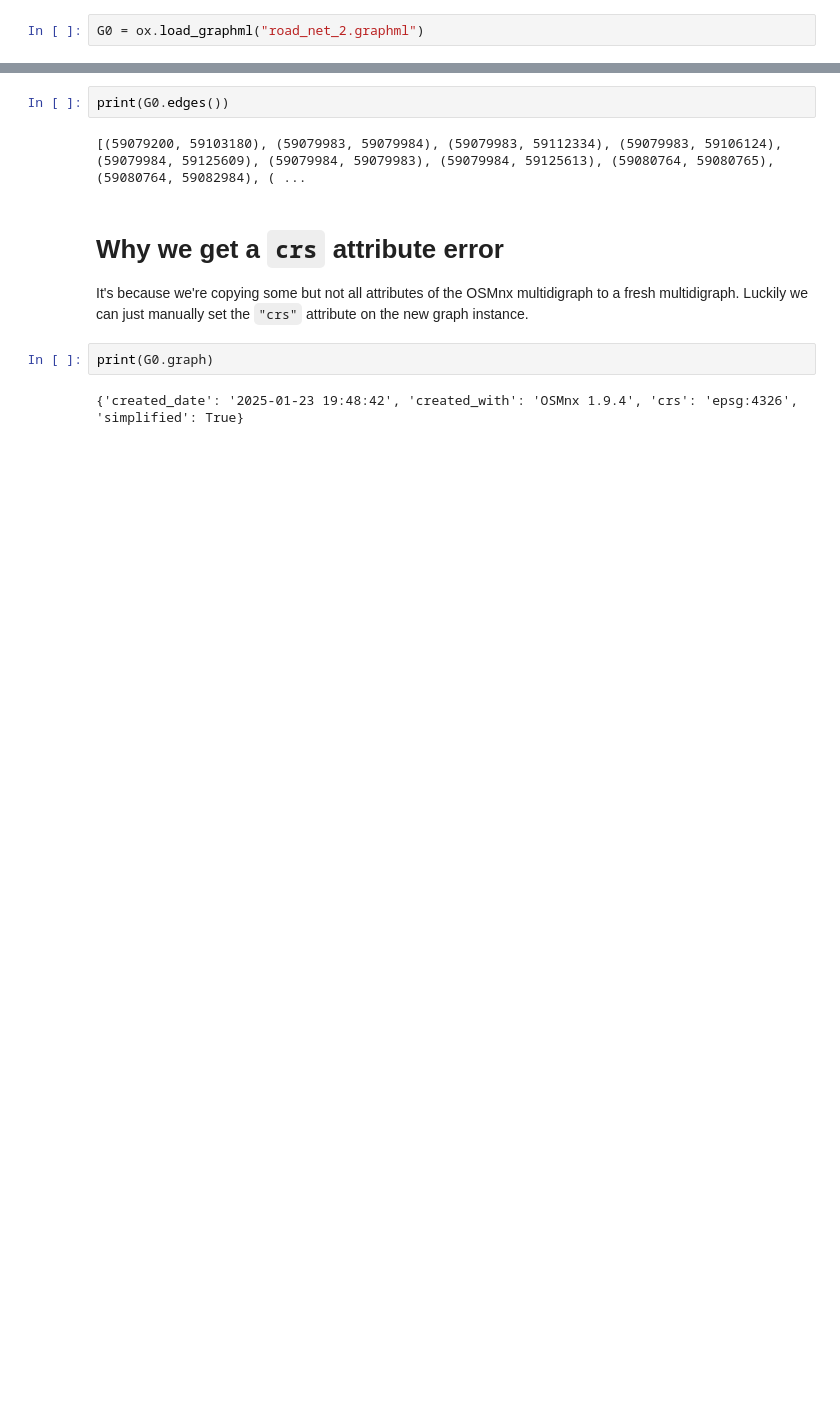
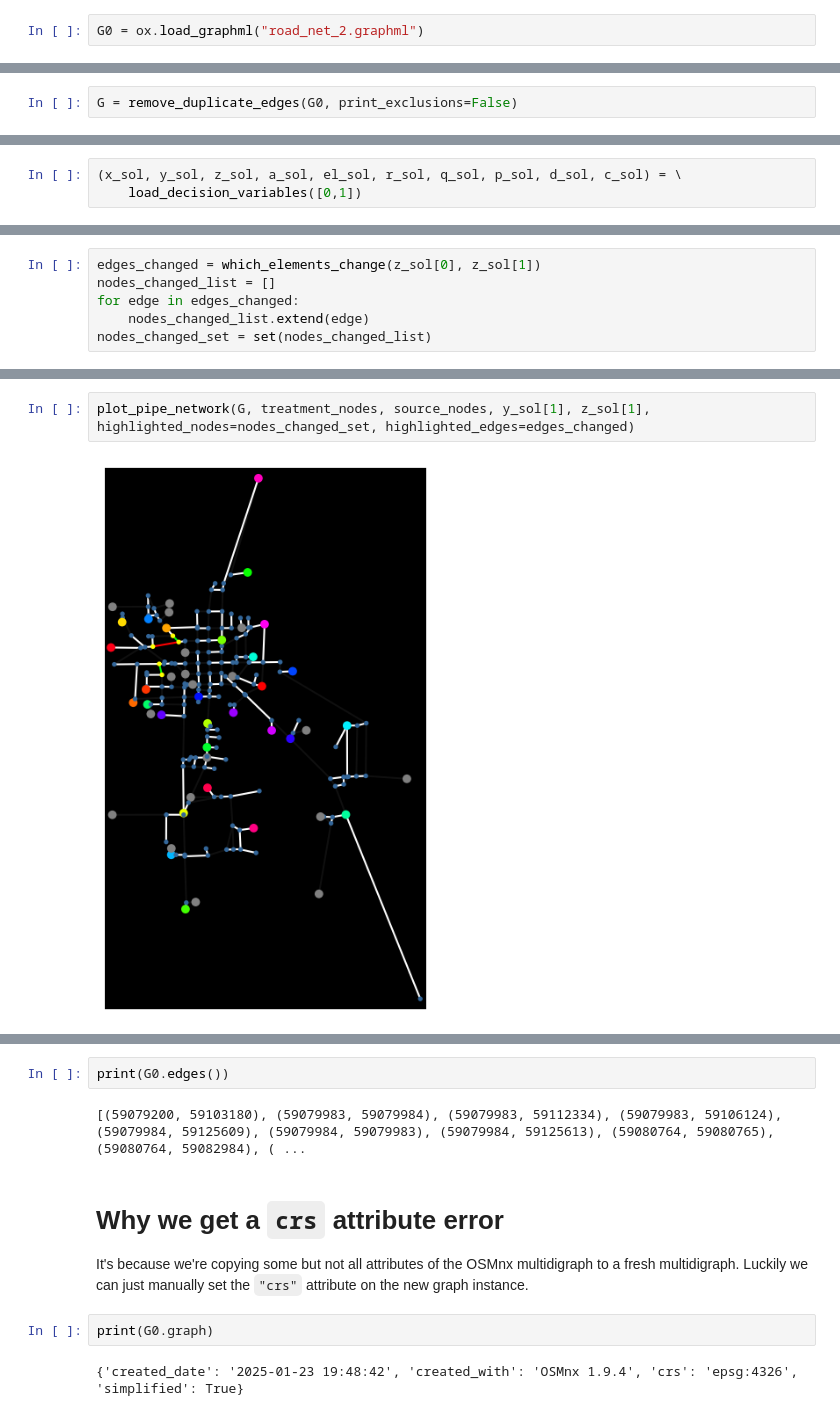
Before and after one commit to matt-banschbach/CMOR492-DWS, a Jupyter notebook: visualization/visual_sandbox.ipynb, the cells around one changed output, grey strips where cells are left out. Cells and saved outputs as stored; diff of their text form; blank space fills up the shorter version.

```diff
--- a/visualization/visual_sandbox.ipynb
+++ b/visualization/visual_sandbox.ipynb
@@ -14,0 +60,2 @@ G0 = ox.load_graphml("road_net_2.graphml")
+# %%
+G = remove_duplicate_edges(G0, print_exclusions=False)
@@ -14,0 +131,3 @@ G0 = ox.load_graphml("road_net_2.graphml")
+# %%
+(x_sol, y_sol, z_sol, a_sol, el_sol, r_sol, q_sol, p_sol, d_sol, c_sol) = \
+    load_decision_variables([0,1])
@@ -14,0 +144,6 @@ G0 = ox.load_graphml("road_net_2.graphml")
+# %%
+edges_changed = which_elements_change(z_sol[0], z_sol[1])
+nodes_changed_list = []
+for edge in edges_changed:
+    nodes_changed_list.extend(edge)
+nodes_changed_set = set(nodes_changed_list)
@@ -14,0 +229,4 @@ G0 = ox.load_graphml("road_net_2.graphml")
+# %%
+plot_pipe_network(G, treatment_nodes, source_nodes, y_sol[1], z_sol[1], highlighted_nodes=nodes_changed_set, highlighted_edges=edges_changed)
+# %% [output]
+[figure, new version]
```
Also changed, not shown: parts of 25 cells of this notebook, 1 other file.
